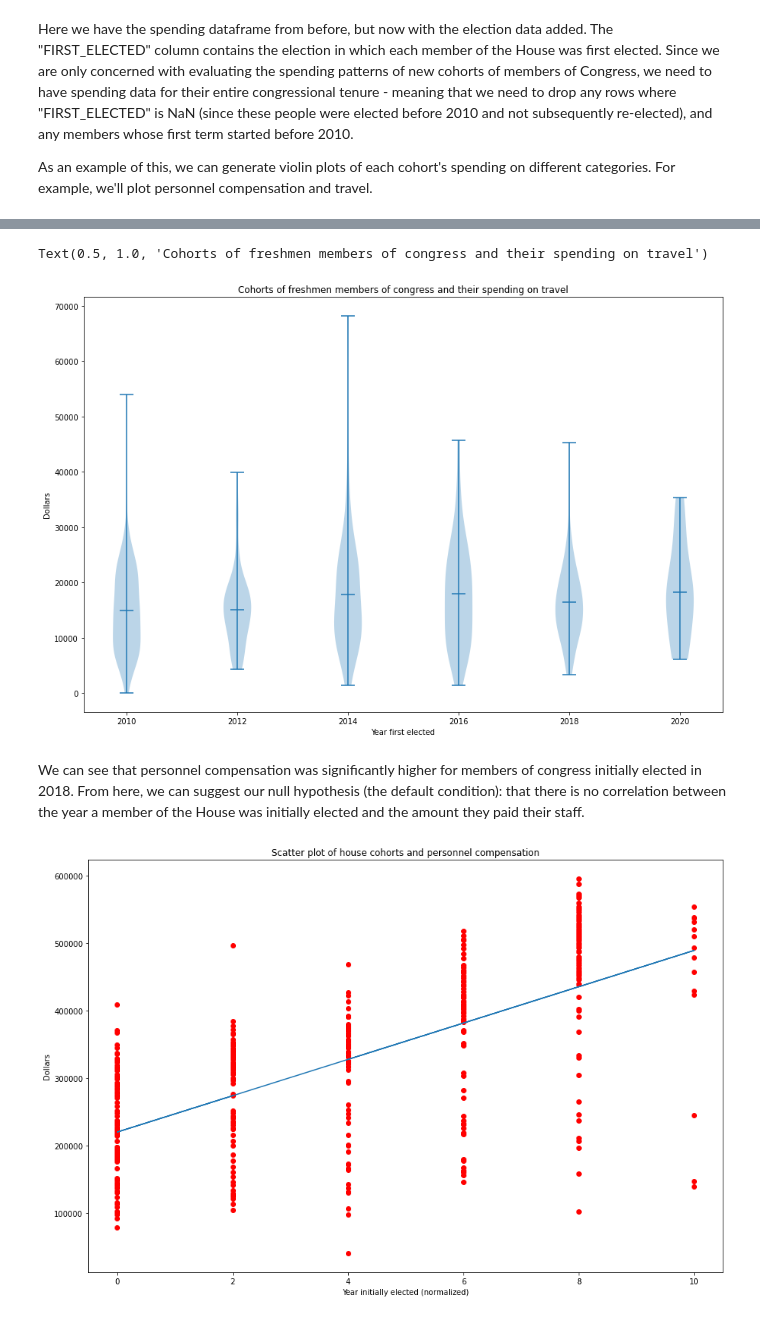
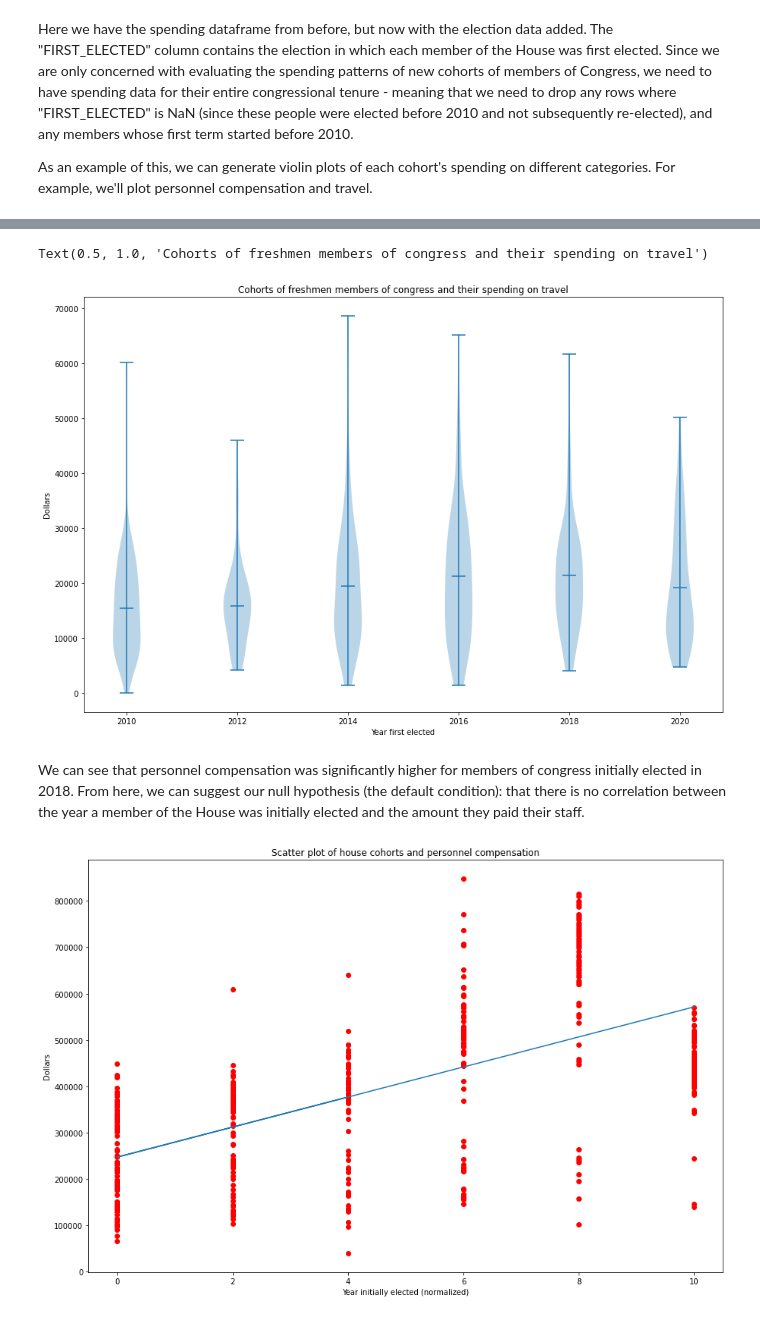
Before and after one commit to AndrewTrackim/cmsc320-final, a Jupyter notebook: final_tutorial.ipynb, the cells around one changed output, grey strips where cells are left out. Saved outputs shown, nothing was run; the diff lists cells and outputs as text; code cells hidden in the pictures.

```diff
--- a/final_tutorial.ipynb
+++ b/final_tutorial.ipynb
@@ -14,7 +14,7 @@ import matplotlib.pyplot as plt
 # just finna test with one of the files to see what happens
 frames = []
 
-#automate the dataframes from 2010 to 2017
+# automate the dataframes from 2010 to 2020
 for i in range(2010, 2021):
     for j in range(1, 5):
         df = pd.read_csv('./house-expenditure/' + str(i) + 'Q' + str(j) +'-house-disburse-detail.csv', thousands=',', encoding = 'unicode_escape')
@@ -24,5 +24,14 @@ for i in range(2010, 2021):
         df["QUARTER"] = str(i) + 'Q' + str(j)
         frames.append(df)
 
+# for 2021, we need to handle the data separately because we only have 3 quarters of disclosures
+for j in range(1, 4):
+    df = pd.read_csv('./house-expenditure/2021Q' + str(j) +'-house-disburse-detail.csv', thousands=',', encoding = 'unicode_escape')
+    df.dropna(subset = ['BIOGUIDE_ID'], inplace=True)
+    if not {'CATEGORY'}.issubset(df.columns): # For whatever reason, 2018Q2 has its category column mislabeled.
+        df.rename(columns={"SORT SUBTOTAL DESCRIPTION" : "CATEGORY"}, inplace=True)
+    df["QUARTER"] = str(i) + 'Q' + str(j)
+    frames.append(df)
+
 house_data = pd.concat(frames)
-# house_data
+house_data
@@ -704,17 +712,17 @@ ax.set_ylabel("Dollars")
 ax.set_title("Cohorts of freshmen members of congress and their spending on travel")
 # %% [output]
 Text(0.5, 1.0, 'Cohorts of freshmen members of congress and their spending on travel')
-[figure, old version]
+[figure, new version]
 # %% [markdown]
 We can see that personnel compensation was significantly higher for members of congress initially elected in 2018. From here, we can suggest our null hypothesis (the default condition): that there is no correlation between the year a member of the House was initially elected and the amount they paid their staff.
 # %%
-norm_first_elected = spending_election_df['FIRST_ELECTED'] - 2010
-plt.plot(norm_first_elected, spending_election_df['PERSONNEL COMPENSATION'], 'ro')
+spending_election_df['NORMALIZED_COHORT'] = spending_election_df['FIRST_ELECTED'] - 2010
+plt.plot(spending_election_df['NORMALIZED_COHORT'], spending_election_df['PERSONNEL COMPENSATION'], 'ro')
 plt.title("Scatter plot of house cohorts and personnel compensation")
 plt.xlabel("Year initially elected (normalized)")
 plt.ylabel("Dollars")
-(m, b) = np.polyfit(norm_first_elected.values, spending_election_df['PERSONNEL COMPENSATION'].values, 1)
-plt.plot(norm_first_elected.values, b + m * norm_first_elected.values, '-')
+(m, b) = np.polyfit(spending_election_df['NORMALIZED_COHORT'].values, spending_election_df['PERSONNEL COMPENSATION'].values, 1)
+plt.plot(spending_election_df['NORMALIZED_COHORT'].values, b + m * spending_election_df['NORMALIZED_COHORT'].values, '-')
 plt.show()
 # %% [output]
-[figure, old version]
+[figure, new version]
```
Also changed, not shown: parts of 32 cells of this notebook.
